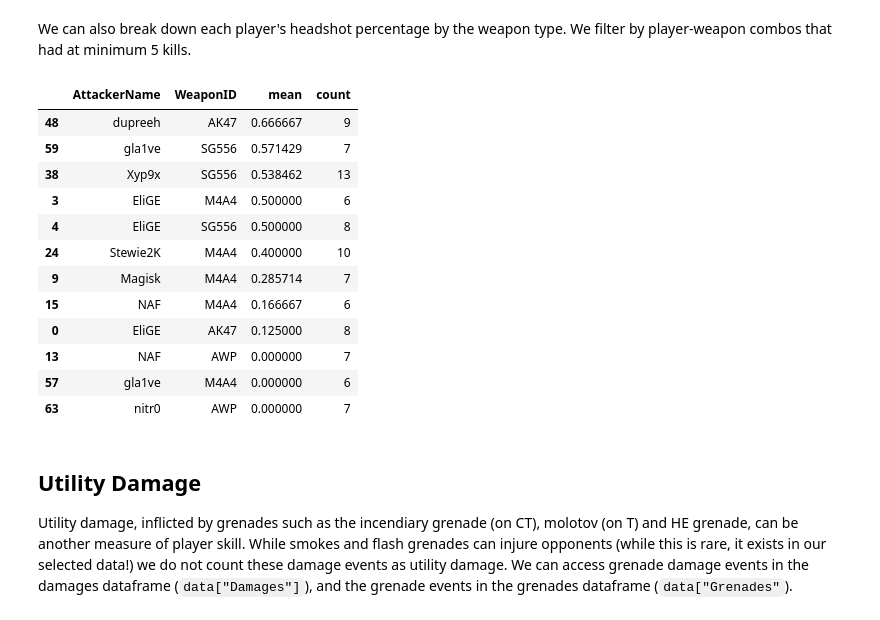
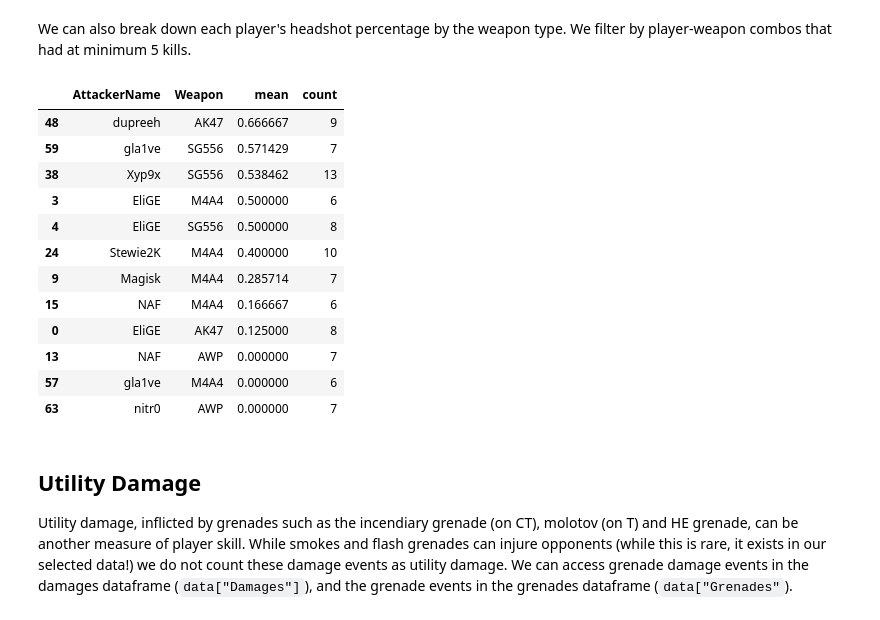
Before and after one commit to pnxenopoulos/awpy, a Jupyter notebook: examples/01_Basic_statistical_analysis.ipynb, the cells around one changed output. Drawn from its saved outputs; the diff is of its cells as text; code cells hidden in the pictures.

```diff
--- a/examples/01_Basic_statistical_analysis.ipynb
+++ b/examples/01_Basic_statistical_analysis.ipynb
@@ -113,11 +113,11 @@ data["Kills"].groupby("AttackerName").IsHeadshot.mean().reset_index(name="HeadSh
 # %% [markdown]
 We can also break down each player's headshot percentage by the weapon type. We filter by player-weapon combos that had at minimum 5 kills.
 # %%
-headshots = data["Kills"].groupby(["AttackerName", "WeaponID"]).IsHeadshot.agg(["mean", "count"]).reset_index()
+headshots = data["Kills"].groupby(["AttackerName", "Weapon"]).IsHeadshot.agg(["mean", "count"]).reset_index()
 headshots = headshots[headshots["count"] > 5]
 headshots.sort_values("mean", ascending=False)
 # %% [output]
-|  | AttackerName | WeaponID | mean | count |
+|  | AttackerName | Weapon | mean | count |
 | 48 | dupreeh | AK47 | 0.666667 | 9 |
 | 59 | gla1ve | SG556 | 0.571429 | 7 |
 | 38 | Xyp9x | SG556 | 0.538462 | 13 |
```
Also changed, not shown: parts of 4 cells of this notebook, 1 other file.
